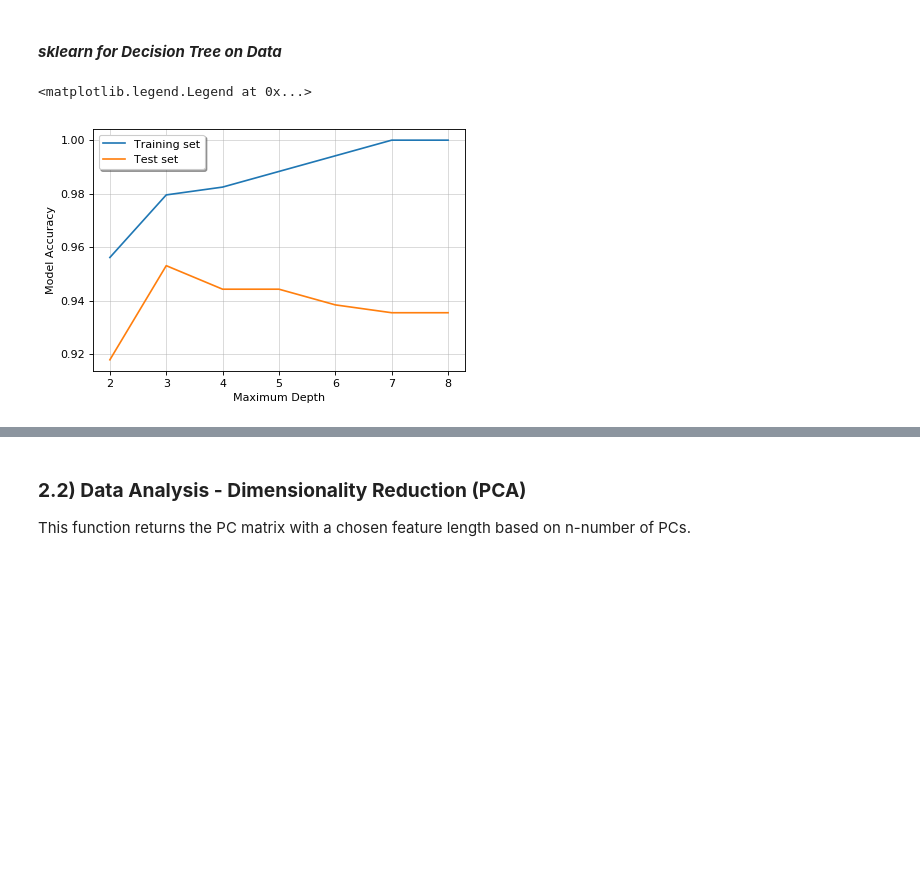
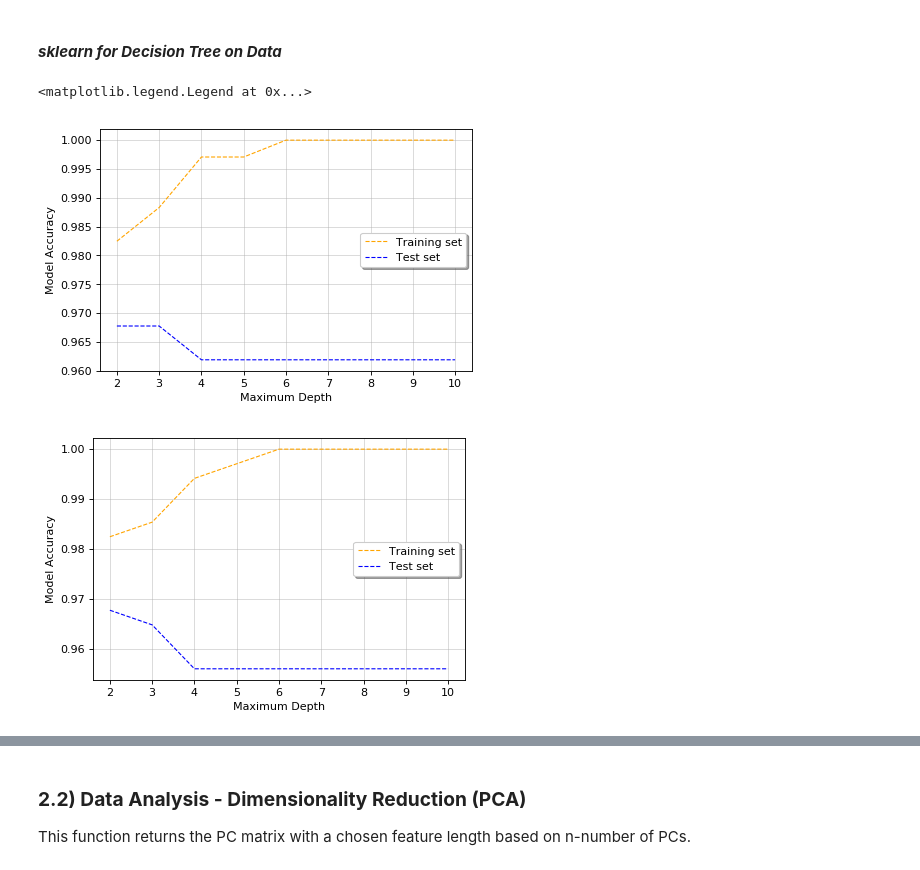
Before and after one commit to istewar1/Research, a Jupyter notebook: COSC 528/Project 3/COSC528_Project3.ipynb, the cells around one changed output, grey strips where cells are left out. Cells and saved outputs as stored; diff of their text form; code cells hidden in the pictures; blank space fills up the shorter version.

```diff
--- a/COSC 528/Project 3/COSC528_Project3.ipynb
+++ b/COSC 528/Project 3/COSC528_Project3.ipynb
@@ -694,25 +577,43 @@ TRUE CLASS  |  Benign   Malignant
 # %% [markdown]
 #### ***sklearn for Decision Tree on Data***
 # %%
+x_train,x_test,y_train,y_test,train_list,test_list = test_split(data_x,data_y,50)
 from sklearn.tree import DecisionTreeClassifier
 training_accuracy = []
 test_accuracy = []
 
-max_dep = range(2,9)
+max_dep = [2,3,4,5,6,7,8,9,10]
 
 for md in max_dep:
     tree = DecisionTreeClassifier(criterion='gini',max_depth=md,random_state=0)
     tree.fit(x_train,y_train)
     training_accuracy.append(tree.score(x_train, y_train))
     test_accuracy.append(tree.score(x_test, y_test))
 
 plt.figure(dpi=80)
-plt.plot(max_dep,training_accuracy, label='Training set')
-plt.plot(max_dep,test_accuracy, label='Test set')
+plt.plot(max_dep,training_accuracy,'--',color='orange',linewidth=1, label='Training set')
+plt.plot(max_dep,test_accuracy,'b--',linewidth=1, label='Test set')
 plt.ylabel('Model Accuracy');plt.xlabel('Maximum Depth')
 plt.grid(True,alpha=0.5)
 plt.legend(loc='best',fancybox=True,shadow=True)
+plt.savefig(savePath+'DT_accuracy_gini.png',dpi=400)
+
+training_accuracy = []
+test_accuracy = []
+for md in max_dep:
+    tree = DecisionTreeClassifier(criterion='entropy',max_depth=md,random_state=0)
+    tree.fit(x_train,y_train)
+    training_accuracy.append(tree.score(x_train, y_train))
+    test_accuracy.append(tree.score(x_test, y_test))
+
+plt.figure(dpi=80)
+plt.plot(max_dep,training_accuracy,'--',color='orange',linewidth=1, label='Training set')
+plt.plot(max_dep,test_accuracy,'b--',linewidth=1, label='Test set')
+plt.ylabel('Model Accuracy');plt.xlabel('Maximum Depth')
+plt.grid(True,alpha=0.5)
+plt.legend(loc='best',fancybox=True,shadow=True)
 # %% [output]
 <matplotlib.legend.Legend at 0x...>
-[figure, old version]
+[figure, new version]
+[figure, added]
 # %%
```
Also changed, not shown: parts of 26 cells of this notebook, 8 other files.
